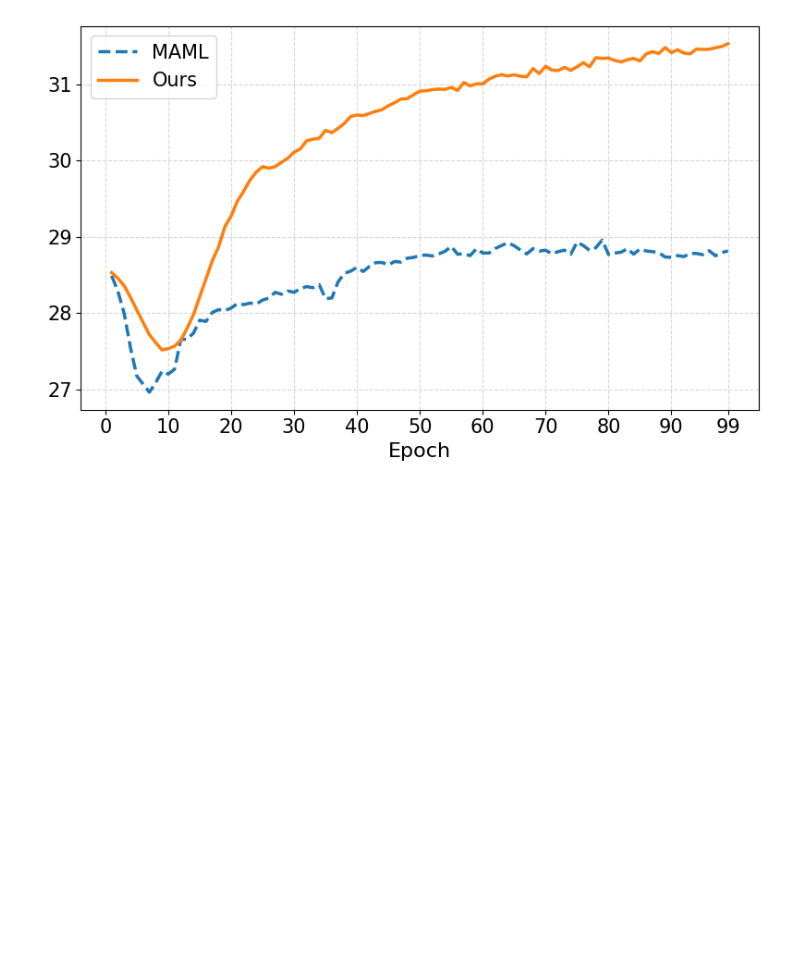
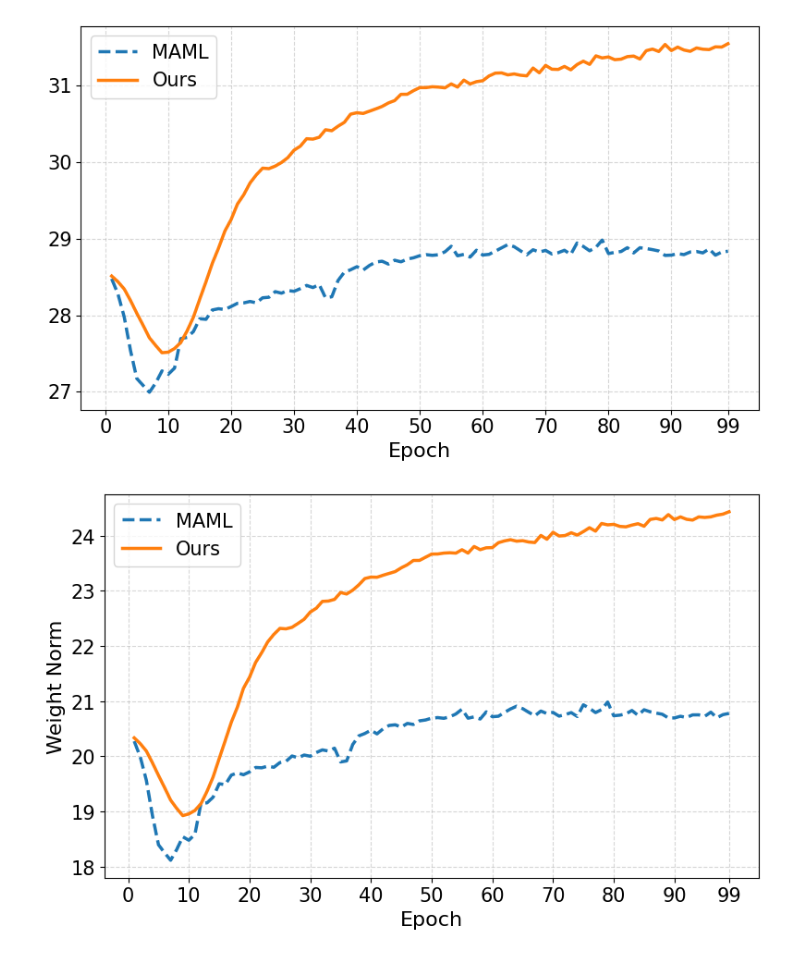
Before and after one commit to SKKUJMLim/prompt_maml, a Jupyter notebook: analysis/(ablation_study2) gradient_norm_and_weight_distance.ipynb, the cells around one changed output. Saved outputs shown, nothing was run; the diff lists cells and outputs as text; code cells hidden in the pictures; blank space fills up the shorter version.

```diff
--- a/analysis/(ablation_study2) gradient_norm_and_weight_distance.ipynb
+++ b/analysis/(ablation_study2) gradient_norm_and_weight_distance.ipynb
@@ -128,0 +154,29 @@ plot_model_distance(epochs, prompt_dist, baseline_dist, label1='Ours', label2='M
+# %%
+prompt_weight_norms = get_weight_norm_per_epoch(prompt_ckpt_dir, prompt_checkpoints)
+baseline_weight_norms = get_weight_norm_per_epoch(baseline_ckpt_dir, baseline_checkpoints)
+# %%
+def plot_weight_norm(epochs, norm1, norm2, label1='Ours', label2='MAML'):
+    plt.figure(figsize=(8, 5))
+
+    sorted_epochs = sorted(epochs)
+
+    plt.plot(sorted_epochs, norm2, label=label2, linestyle='dashed', linewidth=2.5)
+    plt.plot(sorted_epochs, norm1, label=label1, linestyle='solid', linewidth=2.5)
+
+    xticks = list(range(0, 100, 10))
+    if sorted_epochs[-1] not in xticks:
+        xticks.append(sorted_epochs[-1])
+
+    plt.xticks(xticks, fontsize=15)
+    plt.yticks(fontsize=15)
+    plt.grid(True, linestyle='--', alpha=0.5)
+
+    plt.xlabel('Epoch', fontsize=16)
+    plt.ylabel('Weight Norm', fontsize=16)
+    plt.legend(fontsize=15)
+    plt.tight_layout()
+    plt.show()
+# %%
+plot_weight_norm(epochs, prompt_weight_norms, baseline_weight_norms, label1='Ours', label2='MAML')
+# %% [output]
+[figure, added]
```
Also changed, not shown: parts of 2 cells of this notebook, 2 other files.
